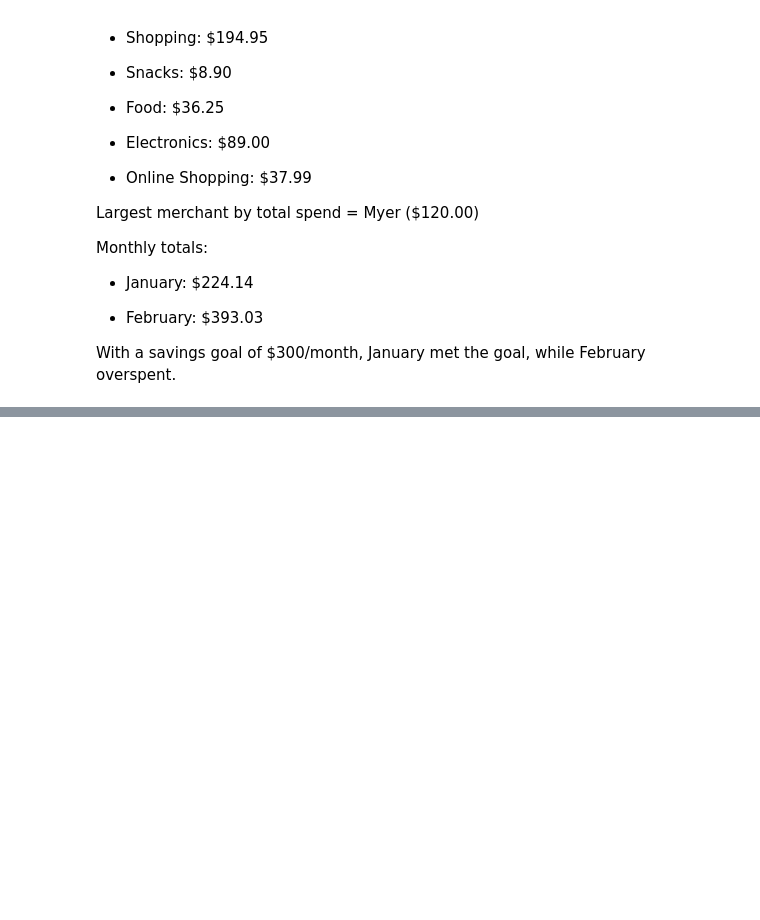
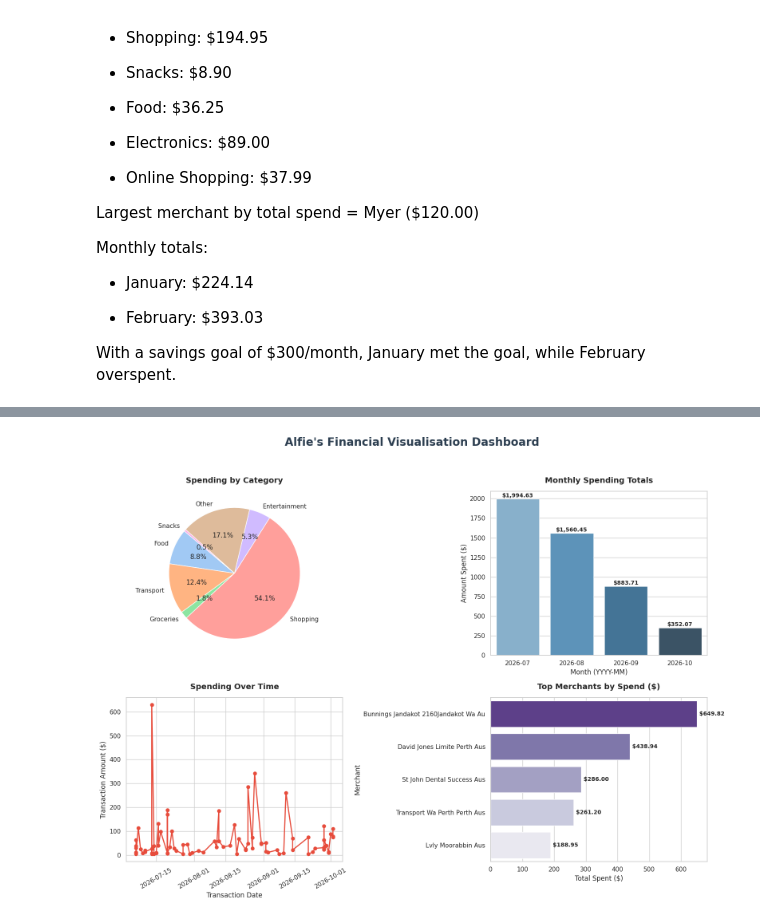
Before and after one commit to AmandaHeape/ISYS2001, a Jupyter notebook: Assessment_2/Finance_Project_Amanda_Heape.ipynb, the cells around one changed output, grey strips where cells are left out. Drawn from its saved outputs; the diff is of its cells as text; code cells hidden in the pictures; blank space fills up the shorter version.

Commit message:
Updated notebook - added full pseudocode sections, improved data cleaning, expanded input handling, and started savings planner, visuals and personalised insights.

```diff
--- a/Assessment_2/Finance_Project_Amanda_Heape.ipynb
+++ b/Assessment_2/Finance_Project_Amanda_Heape.ipynb
@@ -98,0 +128,12 @@ With a savings goal of $300/month, January met the goal, while February overspen
+# %%
+from google.colab import userdata
+from google import genai
+
+# The client reads your key from Secrets, so the key itself never appears here.
+client = genai.Client(api_key=userdata.get("GOOGLE_API_KEY"))
+
+# The flash model is fast and free-tier friendly. The exact name changes every
+# few months, so check AI Studio for the current one and edit this single line.
+MODEL = "gemini-3.5-flash"
+
+print("Connected to the Gemini API.")
@@ -98,0 +639,75 @@ With a savings goal of $300/month, January met the goal, while February overspen
+# %%
+import matplotlib.pyplot as plt
+import seaborn as sns
+
+def generate_spending_visuals(df, summaries):
+    """
+    Generates 4 key financial charts to help the user visualize their spending:
+    - Pie Chart (Spending by Category)
+    - Bar Chart (Monthly Spending Totals)
+    - Line Graph (Spending Over Time)
+    - Horizontal Bar Chart (Top Merchants by Spend)
+    """
+    if df is None or df.empty or not summaries:
+        print("[Alfie Error] No data or summaries available to plot!")
+        return
+
+    # Use a clean style for visual appeal
+    sns.set_theme(style="whitegrid")
+
+    # Set up a 2x2 grid for our subplots
+    fig, axes = plt.subplots(2, 2, figsize=(16, 12))
+    fig.suptitle("Alfie's Financial Visualisation Dashboard", fontsize=20, weight='bold', color='#2c3e50', y=0.98)
+
+    # 1. Pie Chart: Spending by Category
+    cat_totals = summaries['category_totals']
+    categories = list(cat_totals.keys())
+    cat_values = list(cat_totals.values())
+
+    axes[0, 0].pie(cat_values, labels=categories, autopct='%1.1f%%', startangle=140, colors=sns.color_palette("pastel"))
+    axes[0, 0].set_title("Spending by Category", fontsize=14, weight='bold', pad=15)
+
+    # 2. Bar Chart: Monthly Spending Totals
+    monthly_totals = summaries['monthly_totals']
+    months = list(monthly_totals.keys())
+    month_values = list(monthly_totals.values())
+
+    # Correcting Seaborn FutureWarning by assigning hue and setting legend=False
+    sns.barplot(x=months, y=month_values, ax=axes[0, 1], palette="Blues_d", hue=months, legend=False)
+    axes[0, 1].set_title("Monthly Spending Totals", fontsize=14, weight='bold', pad=15)
+    axes[0, 1].set_xlabel("Month (YYYY-MM)")
+    axes[0, 1].set_ylabel("Amount Spent ($)")
+    for idx, val in enumerate(month_values):
+        axes[0, 1].text(idx, val + 5, f"${val:,.2f}", ha='center', va='bottom', fontsize=10, weight='bold')
+
+    # 3. Line Graph: Spending Over Time (Chronological Order)
+    axes[1, 0].plot(df['date'], df['amount'], marker='o', color='#e74c3c', linewidth=2, markersize=6)
+    axes[1, 0].set_title("Spending Over Time", fontsize=14, weight='bold', pad=15)
+    axes[1, 0].set_xlabel("Transaction Date")
+    axes[1, 0].set_ylabel("Transaction Amount ($)")
+    axes[1, 0].tick_params(axis='x', rotation=30)
+
+    # 4. Horizontal Bar Chart: Top Merchants by Spend
+    merch_totals = summaries['merchant_totals']
+    # Sort merchants by highest spend
+    sorted_merchants = sorted(merch_totals.items(), key=lambda x: x[1], reverse=True)[:5] # Top 5
+    merchants = [item[0] for item in sorted_merchants]
+    merch_values = [item[1] for item in sorted_merchants]
+
+    # Correcting Seaborn FutureWarning by assigning hue and setting legend=False
+    sns.barplot(x=merch_values, y=merchants, ax=axes[1, 1], palette="Purples_r", hue=merchants, legend=False)
+    axes[1, 1].set_title("Top Merchants by Spend ($)", fontsize=14, weight='bold', pad=15)
+    axes[1, 1].set_xlabel("Total Spent ($)")
+    axes[1, 1].set_ylabel("Merchant")
+    for idx, val in enumerate(merch_values):
+        axes[1, 1].text(val + 1, idx, f" ${val:,.2f}", ha='left', va='center', fontsize=10, weight='bold')
+
+    # Adjust spacing dynamically to avoid overlap
+    plt.tight_layout(rect=[0, 0, 1, 0.95])
+    plt.show()
+    print("[Alfie Status] Beautiful dashboards are ready for your review!")
+
+# Generate and show the plots!
+generate_spending_visuals(cleaned_df, summaries)
+# %% [output]
+[figure, added]
```
Also changed, not shown: parts of 17 cells of this notebook.
